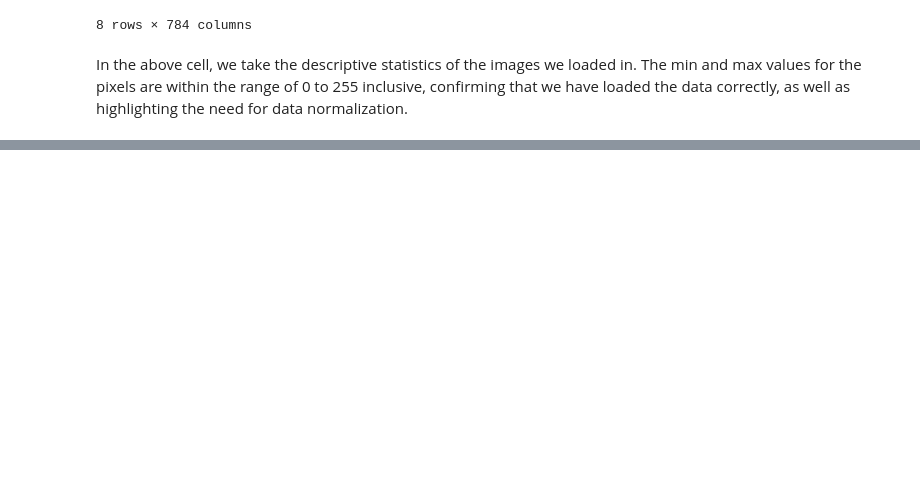
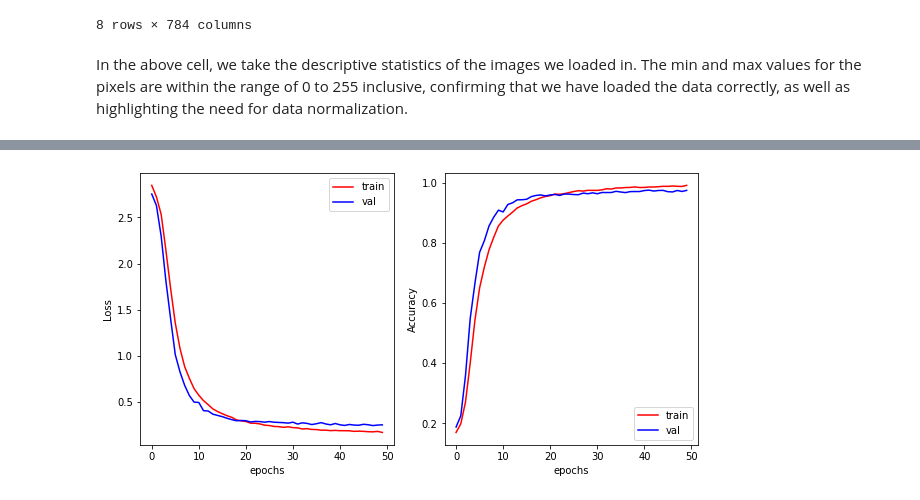
Before and after one commit to DavidAziz3825605/MachineLearningA2, a Jupyter notebook: Machine Learning Assignment 2.ipynb, the cells around one changed output, grey strips where cells are left out. Saved outputs shown, nothing was run; the diff lists cells and outputs as text; code cells hidden in the pictures; blank space fills up the shorter version.

```diff
--- a/Machine Learning Assignment 2.ipynb
+++ b/Machine Learning Assignment 2.ipynb
@@ -128,0 +422,8 @@ In the above cell, we take the descriptive statistics of the images we loaded in
+# %%
+from sklearn.model_selection import ParameterGrid
+
+params = {}
+params["reg_lambda"] = [0.001, 0.01, 0.1]
+params["dropout_rate"] = [0.1, 0.2, 0.3]
+
+list(ParameterGrid(params))
@@ -128,0 +597,37 @@ In the above cell, we take the descriptive statistics of the images we loaded in
+# %%
+# initializing lists to store various evaluation metrics after averaging across folds
+VGG_3_loss, VGG_3_val_loss, VGG_3_acc, VGG_3_val_acc = [], [], [], []
+
+for i in range(EPOCHS):
+  temp_loss, temp_val_loss, temp_acc, temp_val_acc = [], [], [], []
+
+  for j in range(len(cv_history_VGG_3)):
+    temp_loss.append(cv_history_VGG_3[j].history['loss'][i])
+    temp_val_loss.append(cv_history_VGG_3[j].history['val_loss'][i])
+    temp_acc.append(cv_history_VGG_3[j].history['categorical_accuracy'][i])
+    temp_val_acc.append(cv_history_VGG_3[j].history['val_categorical_accuracy'][i])
+
+  VGG_3_loss.append(sum(temp_loss)/len(temp_loss))
+  VGG_3_val_loss.append(sum(temp_val_loss)/len(temp_val_loss))
+  VGG_3_acc.append(sum(temp_acc)/len(temp_acc))
+  VGG_3_val_acc.append(sum(temp_val_acc)/len(temp_val_acc))
+
+# plotting the learning curves
+plt.figure(figsize = (10,5))
+plt.subplot(1,2,1)
+plt.plot(VGG_3_loss, 'red')
+plt.plot(VGG_3_val_loss, 'blue')
+plt.xlabel("epochs")
+plt.ylabel("Loss")
+plt.legend(['train', 'val'], loc='upper right')
+
+plt.subplot(1,2,2)
+plt.plot(VGG_3_acc, 'red')
+plt.plot(VGG_3_val_acc, 'blue')
+plt.xlabel("epochs")
+plt.ylabel("Accuracy")
+plt.legend(['train', 'val'], loc='lower right')
+
+plt.show()
+# %% [output]
+[figure, added]
```
Also changed, not shown: parts of 36 cells of this notebook.
